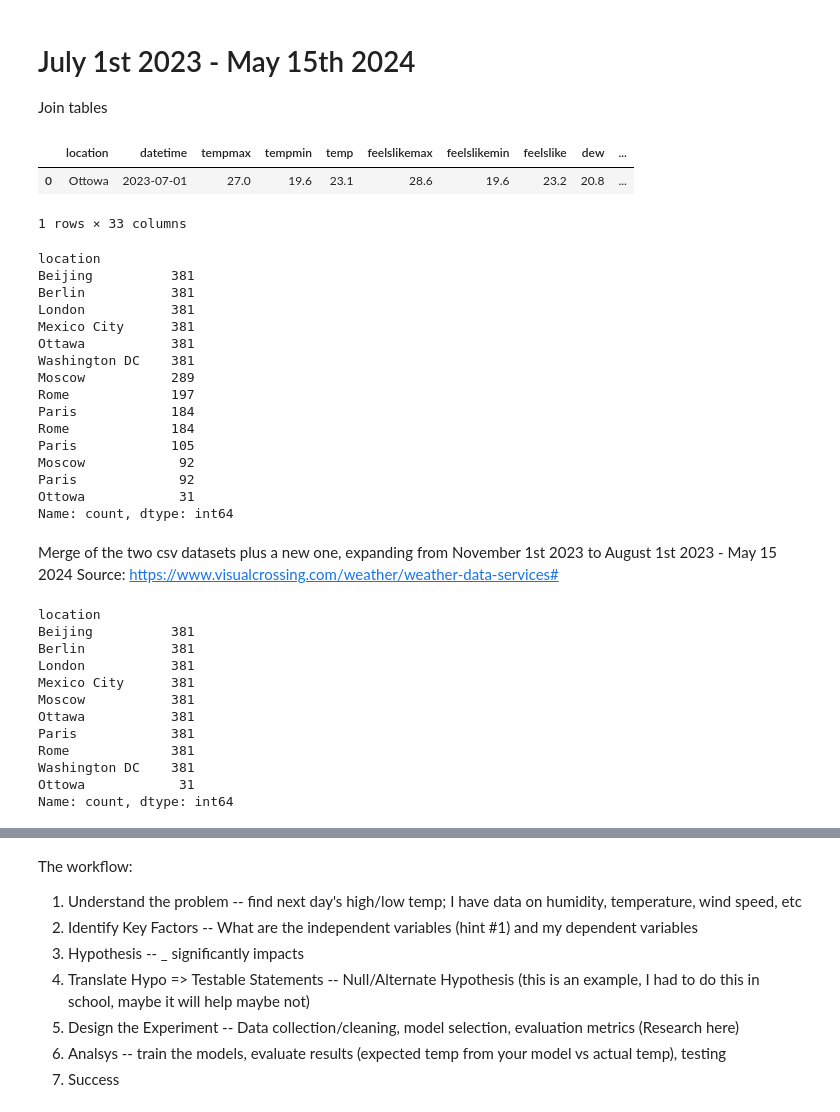
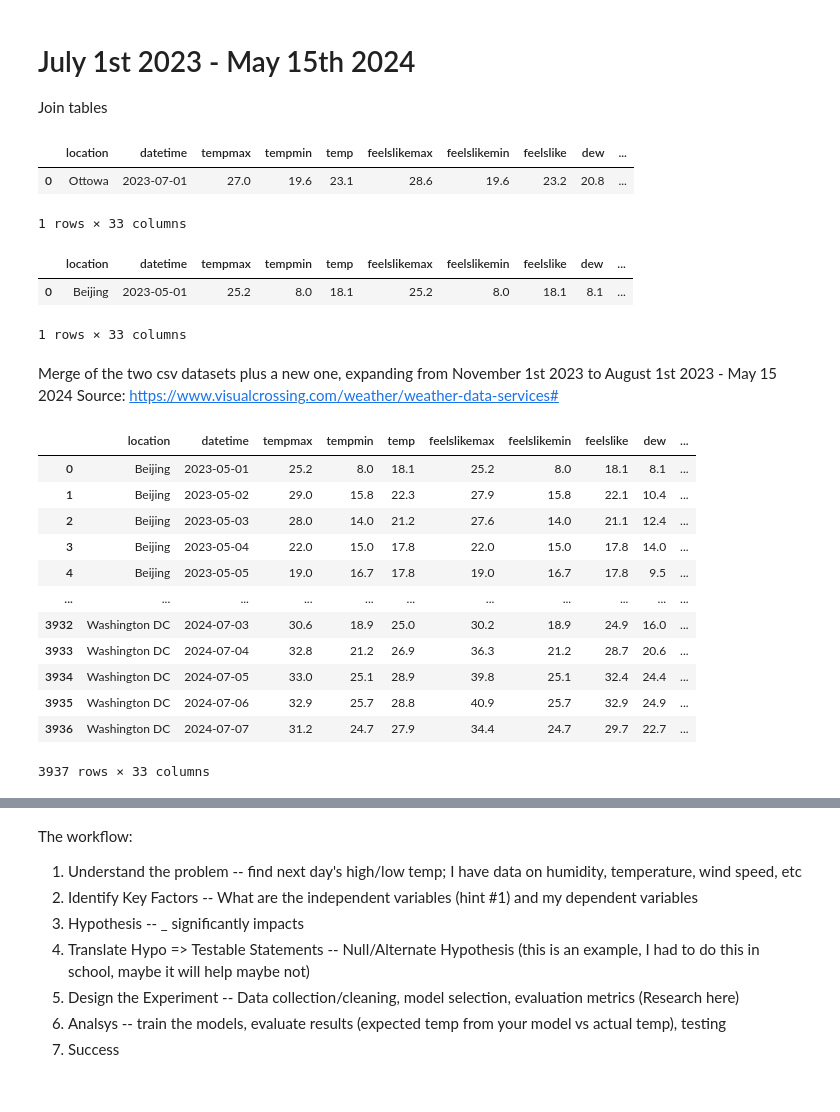
Before and after one commit to Laizra/Weather_prediction, a Jupyter notebook: full_year.ipynb, the cells around one changed output, grey strips where cells are left out. Drawn from its saved outputs; the diff is of its cells as text; code cells hidden in the pictures.

Commit message:
new file from july 2023 to july 2024

```diff
--- a/full_year.ipynb
+++ b/full_year.ipynb
@@ -42,10 +58,3 @@ may_july_2024.tail(1)
 # %% [markdown]
 # July 1st 2023 - May 15th 2024
 Join tables
-# %%
-full_year_df.tail(1)
-july_2023.head(1)
-# %% [output]
-|  | location | datetime | tempmax | tempmin | temp | feelslikemax | feelslikemin | feelslike | dew | ... |
-| 0 | Ottowa | 2023-07-01 | 27.0 | 19.6 | 23.1 | 28.6 | 19.6 | 23.2 | 20.8 | ... |
-1 rows × 33 columns
@@ -88,30 +63,39 @@ july_2023 = july_2023.astype(correct_dtypes)
+# %%
+july_2023.head(1)
+# %% [output]
+|  | location | datetime | tempmax | tempmin | temp | feelslikemax | feelslikemin | feelslike | dew | ... |
+| 0 | Ottowa | 2023-07-01 | 27.0 | 19.6 | 23.1 | 28.6 | 19.6 | 23.2 | 20.8 | ... |
+1 rows × 33 columns
 # %%
 # Concatenate the dataframes along the index
-df = pd.merge(full_year_df, july_2023, how="outer").set_index("datetime")
-
-df.tail()
-df[df["location"] == "Ottawa"].value_counts().sum()
-df[df["location"] == "Mexico City"].value_counts().sum()
+dff = pd.merge(full_year_df, july_2023, how="outer")
-# %% [output]
-location
-Beijing          381
-Berlin           381
-London           381
-Mexico City      381
-Ottawa           381
-Washington DC    381
-Moscow           289
-Rome             197
-Paris            184
-Rome             184
-Paris            105
-Moscow            92
-Paris             92
-Ottowa            31
-Name: count, dtype: int64
+# %%
+dff.head(1)
+# %% [output]
+|  | location | datetime | tempmax | tempmin | temp | feelslikemax | feelslikemin | feelslike | dew | ... |
+| 0 | Beijing | 2023-05-01 | 25.2 | 8.0 | 18.1 | 25.2 | 8.0 | 18.1 | 8.1 | ... |
+1 rows × 33 columns
 # %% [markdown]
 Merge of the two csv datasets plus a new one, expanding from November 1st 2023 to August 1st 2023 - May 15 2024
 Source: https://www.visualcrossing.com/weather/weather-data-services#
+# %%
+df = pd.merge(dff, may_july_2024, how="outer")
+# %%
+df
+# %% [output]
+|  | location | datetime | tempmax | tempmin | temp | feelslikemax | feelslikemin | feelslike | dew | ... |
+| 0 | Beijing | 2023-05-01 | 25.2 | 8.0 | 18.1 | 25.2 | 8.0 | 18.1 | 8.1 | ... |
+| 1 | Beijing | 2023-05-02 | 29.0 | 15.8 | 22.3 | 27.9 | 15.8 | 22.1 | 10.4 | ... |
+| 2 | Beijing | 2023-05-03 | 28.0 | 14.0 | 21.2 | 27.6 | 14.0 | 21.1 | 12.4 | ... |
+| 3 | Beijing | 2023-05-04 | 22.0 | 15.0 | 17.8 | 22.0 | 15.0 | 17.8 | 14.0 | ... |
+| 4 | Beijing | 2023-05-05 | 19.0 | 16.7 | 17.8 | 19.0 | 16.7 | 17.8 | 9.5 | ... |
+| ... | ... | ... | ... | ... | ... | ... | ... | ... | ... | ... |
+| 3932 | Washington DC | 2024-07-03 | 30.6 | 18.9 | 25.0 | 30.2 | 18.9 | 24.9 | 16.0 | ... |
+| 3933 | Washington DC | 2024-07-04 | 32.8 | 21.2 | 26.9 | 36.3 | 21.2 | 28.7 | 20.6 | ... |
+| 3934 | Washington DC | 2024-07-05 | 33.0 | 25.1 | 28.9 | 39.8 | 25.1 | 32.4 | 24.4 | ... |
+| 3935 | Washington DC | 2024-07-06 | 32.9 | 25.7 | 28.8 | 40.9 | 25.7 | 32.9 | 24.9 | ... |
+| 3936 | Washington DC | 2024-07-07 | 31.2 | 24.7 | 27.9 | 34.4 | 24.7 | 29.7 | 22.7 | ... |
+3937 rows × 33 columns
 # %%
 # city values remove extra spaces
 df['location'] = df['location'].str.strip()
@@ -121,17 +105,4 @@ null_pct = df.apply(pd.isnull).sum()/df.shape[0]
 valid_columns = df.columns[null_pct < .05]
 df = df[valid_columns].copy()
 # %%
-df["location"].value_counts()
+df = df[df['location'] != 'Ottowa']
-# %% [output]
-location
-Beijing          381
-Berlin           381
-London           381
-Mexico City      381
-Moscow           381
-Ottawa           381
-Paris            381
-Rome             381
-Washington DC    381
-Ottowa            31
-Name: count, dtype: int64
```
Also changed, not shown: parts of 9 cells of this notebook, 1 other file.
